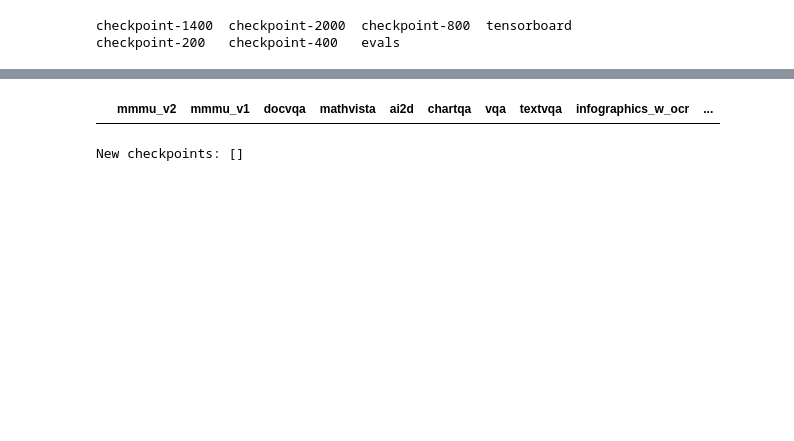
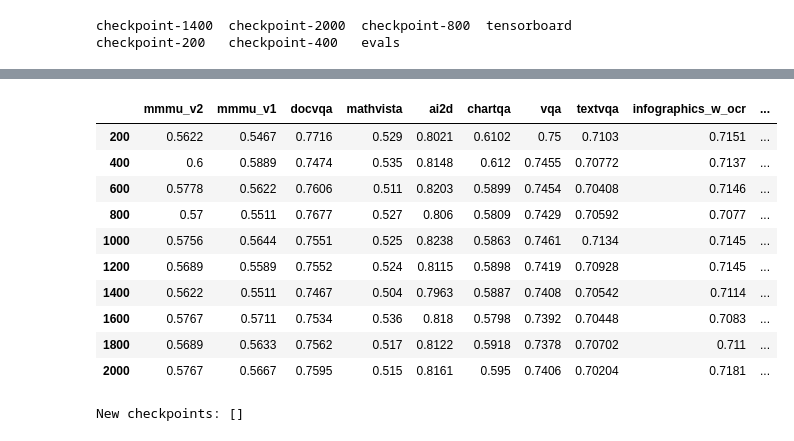
Before and after one commit to harrytranx/experiments, a Jupyter notebook: eval_sft.ipynb, the cells around one changed output, grey strips where cells are left out. Drawn from its saved outputs; the diff is of its cells as text; code cells hidden in the pictures; blank space fills up the shorter version.

Commit message:
update evals

```diff
--- a/eval_sft.ipynb
+++ b/eval_sft.ipynb
@@ -498,0 +501,2 @@ eval_helper.get_eval_scores_all(OUTPUT_SFT4, [900], eval_plan="eval_fix")
+# %%
+OUTPUT_SFT10 = "/fsx_0/checkpoints/tranx/MM9-SFT-70B/MH19_336px_8800_BabyLora_flywheel_5k6"
@@ -498,0 +523,2 @@ eval_helper.get_eval_scores_all(OUTPUT_SFT4, [900], eval_plan="eval_fix")
+# %%
+ev.run_eval_sweep(OUTPUT_SFT10, checkpoint_interval=200, update_if_exists=False)
@@ -563,4 +607,4 @@ OUTPUT_S2_31b
 checkpoint-1400  checkpoint-2000  checkpoint-800  tensorboard
 checkpoint-200   checkpoint-400   evals
 # %%
-ev.run_eval_sweep(OUTPUT_S2_31b)
+ev.run_eval_sweep(OUTPUT_S2_31b, update_if_exists=True)
@@ -567,5 +631,15 @@ ev.run_eval_sweep(OUTPUT_S2_31b)
 # %%
-ev.get_scores(OUTPUT_S2_31b, eval_plan="evals_harry")
+ev.get_scores(OUTPUT_S2_31b)
 # %% [output]
 |  | mmmu_v2 | mmmu_v1 | docvqa | mathvista | ai2d | chartqa | vqa | textvqa | infographics_w_ocr | ... |
+| 200 | 0.5622 | 0.5467 | 0.7716 | 0.529 | 0.8021 | 0.6102 | 0.75 | 0.7103 | 0.7151 | ... |
+| 400 | 0.6 | 0.5889 | 0.7474 | 0.535 | 0.8148 | 0.612 | 0.7455 | 0.70772 | 0.7137 | ... |
+| 600 | 0.5778 | 0.5622 | 0.7606 | 0.511 | 0.8203 | 0.5899 | 0.7454 | 0.70408 | 0.7146 | ... |
+| 800 | 0.57 | 0.5511 | 0.7677 | 0.527 | 0.806 | 0.5809 | 0.7429 | 0.70592 | 0.7077 | ... |
+| 1000 | 0.5756 | 0.5644 | 0.7551 | 0.525 | 0.8238 | 0.5863 | 0.7461 | 0.7134 | 0.7145 | ... |
+| 1200 | 0.5689 | 0.5589 | 0.7552 | 0.524 | 0.8115 | 0.5898 | 0.7419 | 0.70928 | 0.7145 | ... |
+| 1400 | 0.5622 | 0.5511 | 0.7467 | 0.504 | 0.7963 | 0.5887 | 0.7408 | 0.70542 | 0.7114 | ... |
+| 1600 | 0.5767 | 0.5711 | 0.7534 | 0.536 | 0.818 | 0.5798 | 0.7392 | 0.70448 | 0.7083 | ... |
+| 1800 | 0.5689 | 0.5633 | 0.7562 | 0.517 | 0.8122 | 0.5918 | 0.7378 | 0.70702 | 0.711 | ... |
+| 2000 | 0.5767 | 0.5667 | 0.7595 | 0.515 | 0.8161 | 0.595 | 0.7406 | 0.70204 | 0.7181 | ... |
 # %%
```
Also changed, not shown: parts of 9 cells of this notebook, 4 other files.
